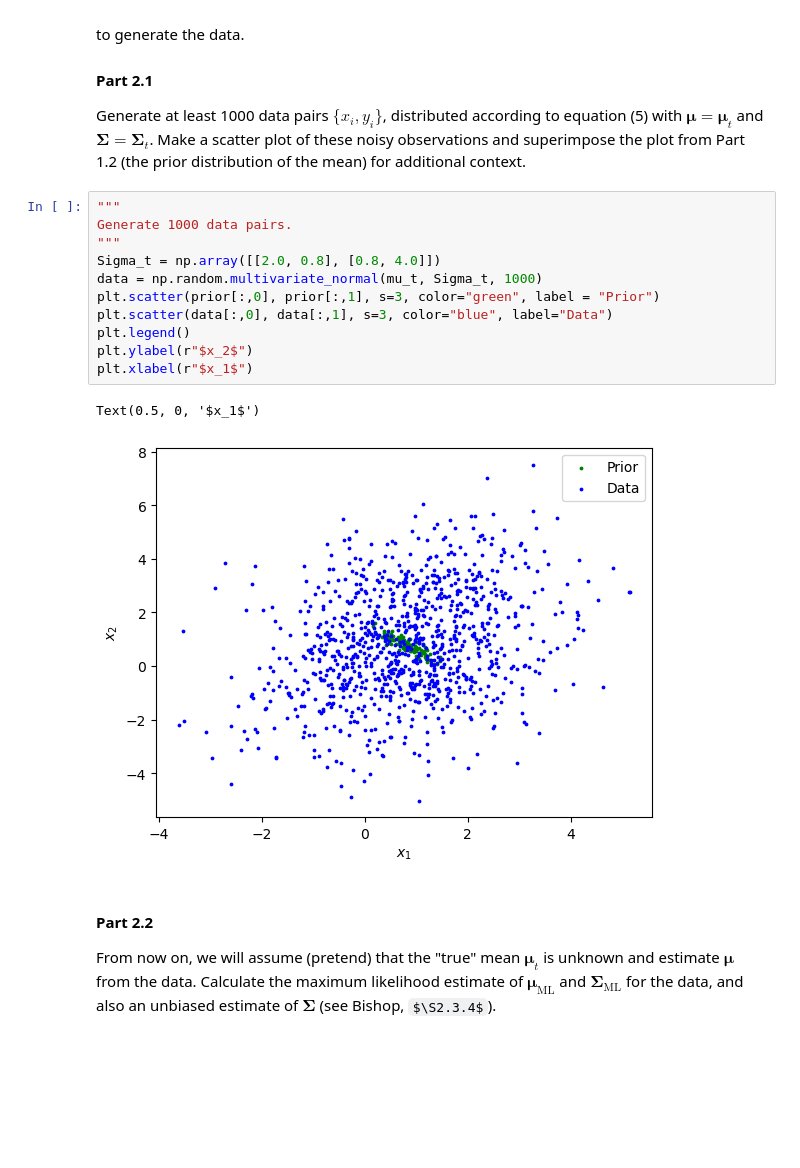
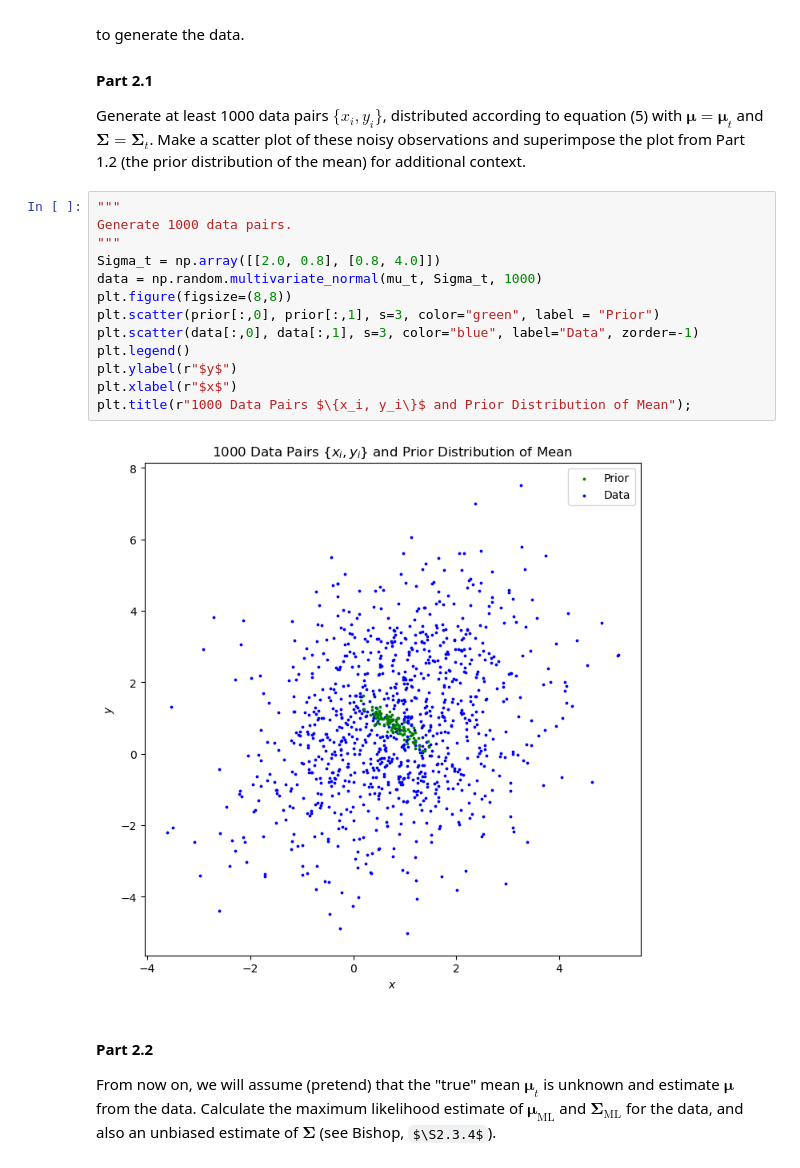
Before and after one commit to meraxion/SML24, a Jupyter notebook: SML24_as02/SML24_as02_3.ipynb, the cells around one changed output. Cells and saved outputs as stored; diff of their text form; some formulas as TeX source; blank space fills up the shorter version.

```diff
--- a/SML24_as02/SML24_as02_3.ipynb
+++ b/SML24_as02/SML24_as02_3.ipynb
@@ -263,17 +374,18 @@ Generate at least 1000 data pairs $\{x_i, y_i\}$, distributed according to equat
 # %%
 """
 Generate 1000 data pairs.
 """
 Sigma_t = np.array([[2.0, 0.8], [0.8, 4.0]])
 data = np.random.multivariate_normal(mu_t, Sigma_t, 1000)
+plt.figure(figsize=(8,8))
 plt.scatter(prior[:,0], prior[:,1], s=3, color="green", label = "Prior")
-plt.scatter(data[:,0], data[:,1], s=3, color="blue", label="Data")
+plt.scatter(data[:,0], data[:,1], s=3, color="blue", label="Data", zorder=-1)
 plt.legend()
-plt.ylabel(r"$x_2$")
-plt.xlabel(r"$x_1$")
+plt.ylabel(r"$y$")
+plt.xlabel(r"$x$")
+plt.title(r"1000 Data Pairs $\{x_i, y_i\}$ and Prior Distribution of Mean");
 # %% [output]
-Text(0.5, 0, '$x_1$')
-[figure, old version]
+[figure, new version]
 # %% [markdown]
 #### Part 2.2
 From now on, we will assume (pretend) that the "true" mean $\mathbf{\mu}_t$ is unknown and estimate $\mathbf{\mu}$ from the data. Calculate the maximum likelihood estimate of $\mathbf{\mu}_{\mathrm{ML}}$ and $\mathbf{\Sigma}_{\mathrm{ML}}$ for the data, and also an unbiased estimate of $\mathbf{\Sigma}$ (see Bishop, $\S2.3.4$).
```
Also changed, not shown: parts of 20 cells of this notebook, 2 other files.
